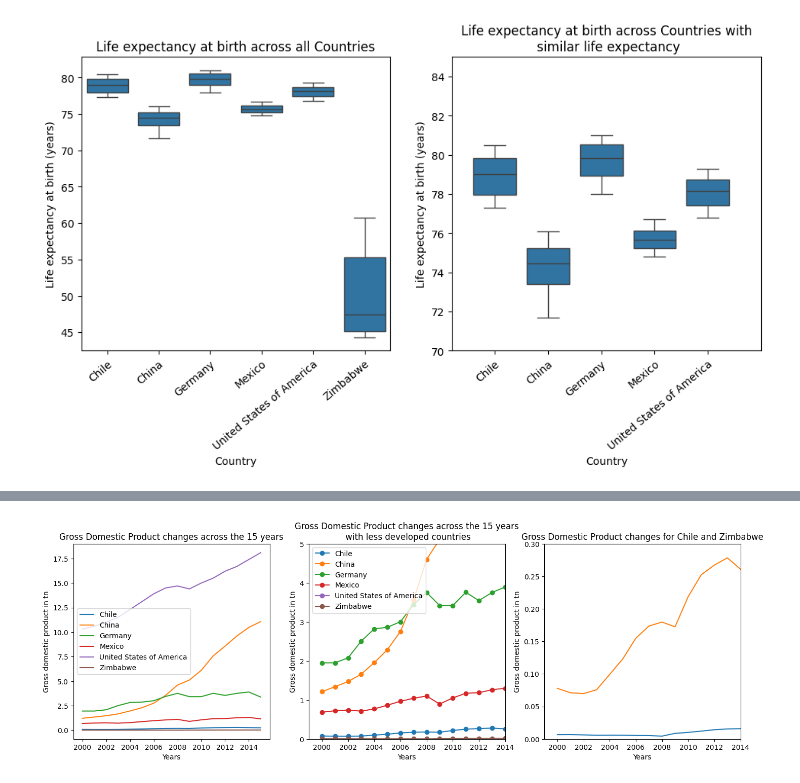
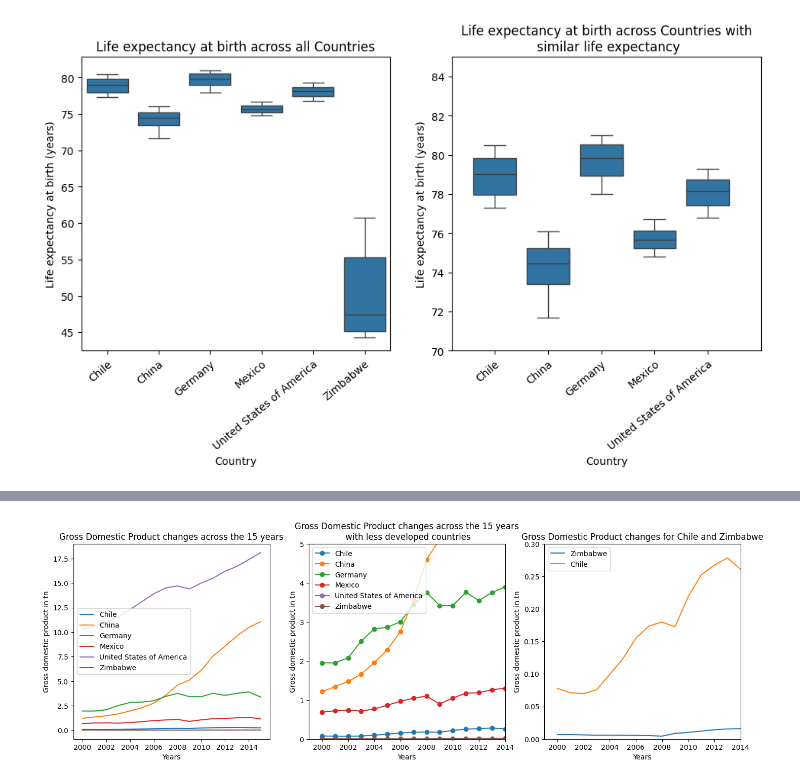
Before and after one commit to A-BartKow/Life-Expectancy-and-GDP-Starter, a Jupyter notebook: life_expectancy_gdp.ipynb, the cells around one changed output, grey strips where cells are left out. Cells and saved outputs as stored; diff of their text form; code cells hidden in the pictures.

```diff
--- a/life_expectancy_gdp.ipynb
+++ b/life_expectancy_gdp.ipynb
@@ -66,31 +73,32 @@ plt.subplot(1,3,1)
 for i in countries:
     plt.plot(df.Year[df.Country==i], df["GDP_in_tn"][df.Country==i])
 plt.legend(countries)
 plt.xlabel('Years')
 plt.ylabel('Gross domestic product in tn')
 plt.title('Gross Domestic Product changes across the 15 years')
 
 plt.subplot(1,3,2)
 for i in countries:
     plt.plot(df.Year[df.Country == i], df["GDP_in_tn"][df.Country==i],marker='o')
 ax = plt.subplot(1,3,2)
 plt.legend(countries)
 plt.xlabel('Years')
 plt.ylabel('Gross domestic product in tn')
 plt.title('Gross Domestic Product changes across the 15 years\n with less developed countries')
 plt.axis([1999,2014,0,5])
 
 plt.subplot(1,3,3)
 ax = plt.subplot(1,3,3)
 plt.plot(df.Year[df.Country =="Zimbabwe"],df["GDP_in_tn"][df.Country == 'Zimbabwe'])
 plt.plot(df.Year[df.Country =="Chile"],df["GDP_in_tn"][df.Country =="Chile"])
+plt.legend(['Zimbabwe','Chile'])
 plt.xlabel('Years')
 plt.ylabel('Gross domestic product in tn')
 plt.title('Gross Domestic Product changes for Chile and Zimbabwe')
 plt.axis([1999,2014,0,0.3])
 
 
 plt.show()
 plt.close()
 # %% [output]
-[figure, old version]
+[figure, new version]
```
Also changed, not shown: parts of 8 cells of this notebook.
